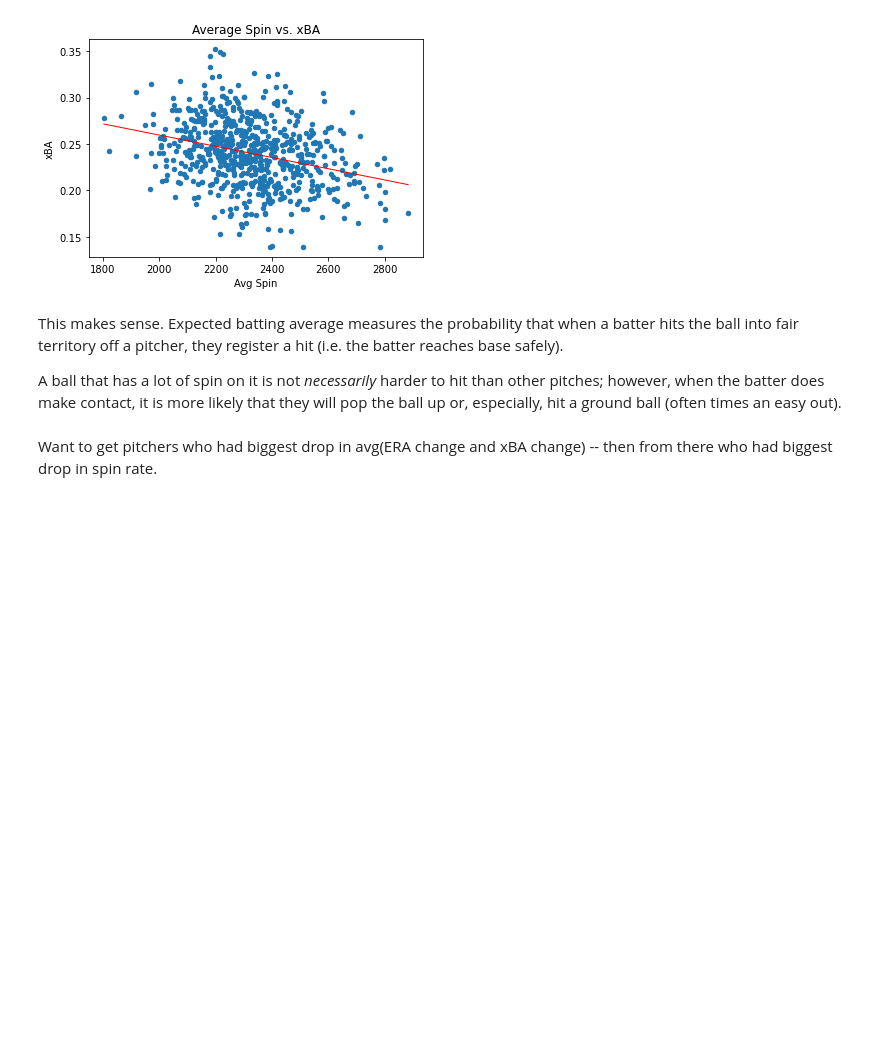
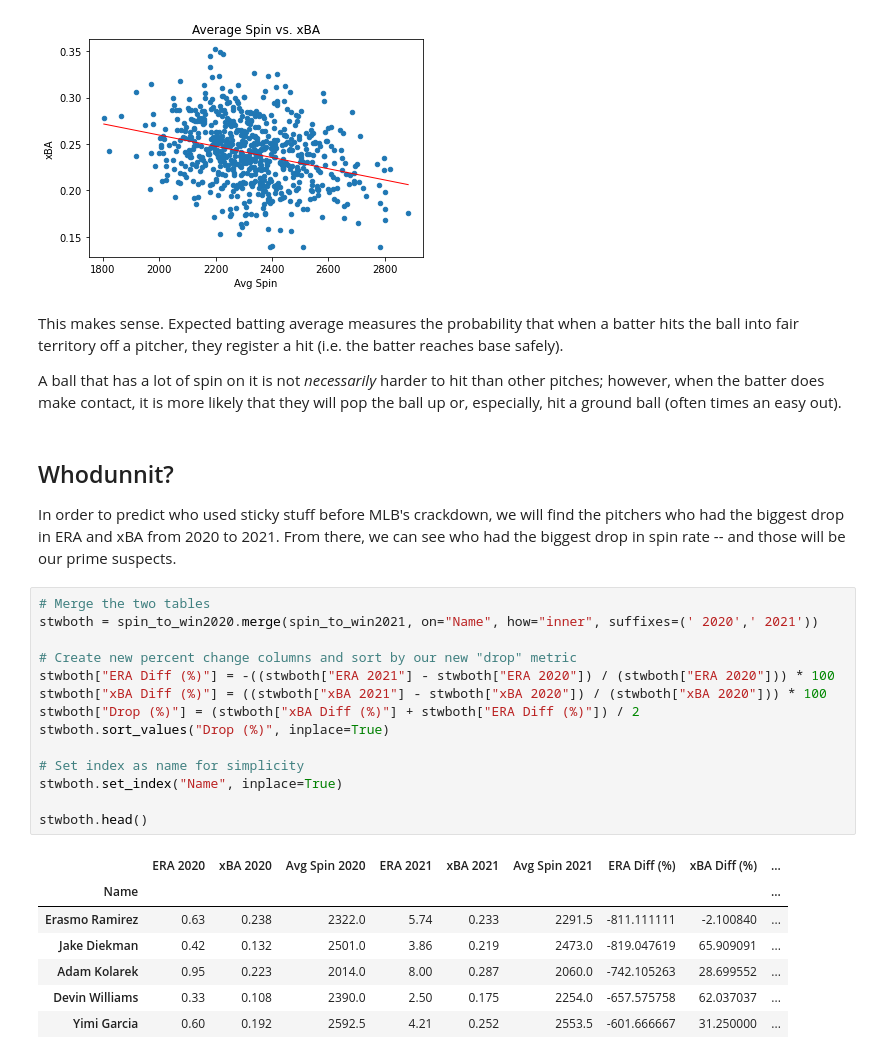
Before and after one commit to Jesparza17/Jesparza17, a Jupyter notebook: Project Notebook.ipynb, the cells around one changed output. Drawn from its saved outputs; the diff is of its cells as text; blank space fills up the shorter version.

Commit message:
Predicted pitchers who cheated

```diff
--- a/Project Notebook.ipynb
+++ b/Project Notebook.ipynb
@@ -351,4 +351,28 @@ This makes sense. Expected batting average measures the probability that when a
 
 A ball that has a lot of spin on it is not *necessarily* harder to hit than other pitches; however, when the batter does make contact, it is more likely that they will pop the ball up or, especially, hit a ground ball (often times an easy out).
 # %% [markdown]
-Want to get pitchers who had biggest drop in avg(ERA change and xBA change) -- then from there who had biggest drop in spin rate.
+## Whodunnit?
+
+In order to predict who used sticky stuff before MLB's crackdown, we will find the pitchers who had the biggest drop in ERA and xBA from 2020 to 2021. From there, we can see who had the biggest drop in spin rate -- and those will be our prime suspects.
+# %%
+# Merge the two tables
+stwboth = spin_to_win2020.merge(spin_to_win2021, on="Name", how="inner", suffixes=(' 2020',' 2021'))
+
+# Create new percent change columns and sort by our new "drop" metric
+stwboth["ERA Diff (%)"] = -((stwboth["ERA 2021"] - stwboth["ERA 2020"]) / (stwboth["ERA 2020"])) * 100
+stwboth["xBA Diff (%)"] = ((stwboth["xBA 2021"] - stwboth["xBA 2020"]) / (stwboth["xBA 2020"])) * 100
+stwboth["Drop (%)"] = (stwboth["xBA Diff (%)"] + stwboth["ERA Diff (%)"]) / 2
+stwboth.sort_values("Drop (%)", inplace=True)
+
+# Set index as name for simplicity
+stwboth.set_index("Name", inplace=True)
+
+stwboth.head()
+# %% [output]
+|  | ERA 2020 | xBA 2020 | Avg Spin 2020 | ERA 2021 | xBA 2021 | Avg Spin 2021 | ERA Diff (%) | xBA Diff (%) | ... |
+| Name |  |  |  |  |  |  |  |  | ... |
+| Erasmo Ramirez | 0.63 | 0.238 | 2322.0 | 5.74 | 0.233 | 2291.5 | -811.111111 | -2.100840 | ... |
+| Jake Diekman | 0.42 | 0.132 | 2501.0 | 3.86 | 0.219 | 2473.0 | -819.047619 | 65.909091 | ... |
+| Adam Kolarek | 0.95 | 0.223 | 2014.0 | 8.00 | 0.287 | 2060.0 | -742.105263 | 28.699552 | ... |
+| Devin Williams | 0.33 | 0.108 | 2390.0 | 2.50 | 0.175 | 2254.0 | -657.575758 | 62.037037 | ... |
+| Yimi Garcia | 0.60 | 0.192 | 2592.5 | 4.21 | 0.252 | 2553.5 | -601.666667 | 31.250000 | ... |
```
Also changed, not shown: parts of 3 cells of this notebook.
